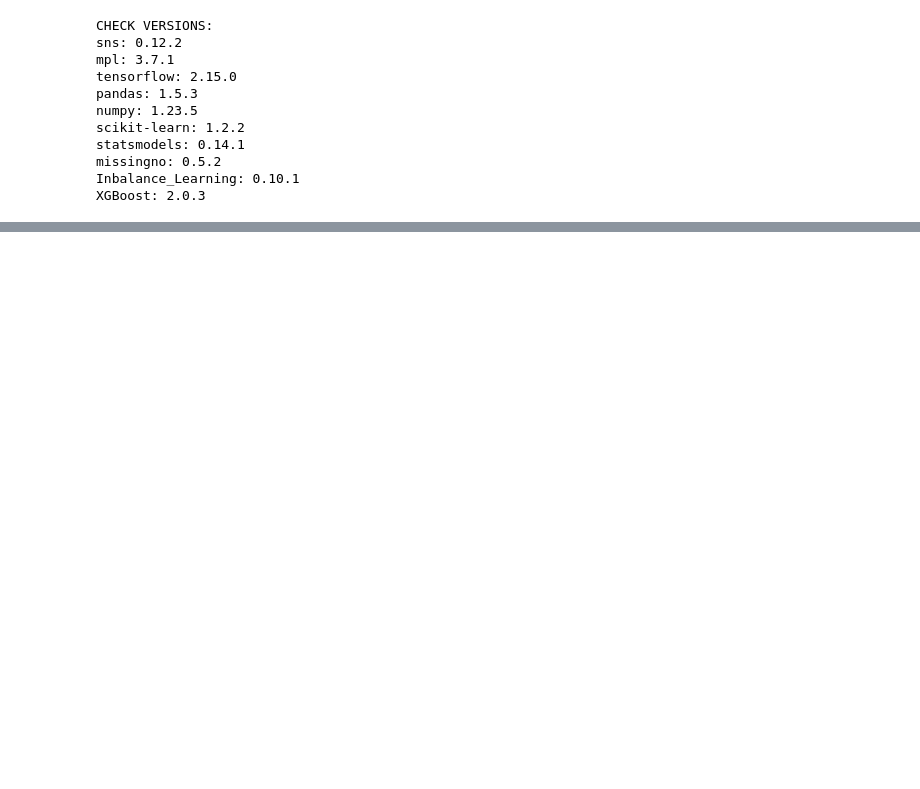
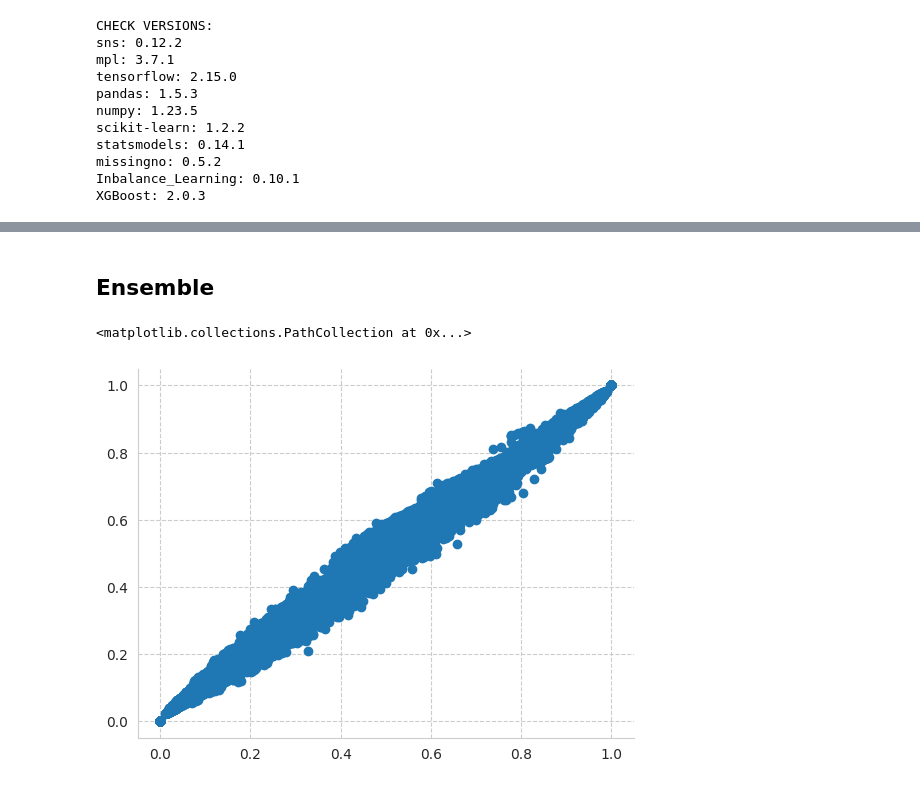
Before and after one commit to fabriziobasso/kaggle, a Jupyter notebook: Models_v0.ipynb, the cells around one changed output, grey strips where cells are left out. Cells and saved outputs as stored; diff of their text form; code cells hidden in the pictures; blank space fills up the shorter version.

```diff
--- a/Models_v0.ipynb
+++ b/Models_v0.ipynb
@@ -339,0 +1396,21 @@ NameError: name 'random' is not defined
+# %% [markdown]
+## Ensemble
+# %%
+df_0=pd.read_csv("Results/model_LGBM_v4_extended_with_replacement.csv",index_col=0)
+df_1=pd.read_csv("Results/model_LGBM_v3_extended_with_replacement.csv",index_col=0)
+df_2=pd.read_csv("Results/model_LGBM_v5_extended_all_with_replacement.csv",index_col=0)
+#df_3=pd.read_csv("Results/model_HGBC_v0_enc_with_replacement.csv",index_col=0)
+# %%
+df_final = (df_0+df_1)/2
+df_final.to_csv("Results/model_LGBM_final_all_with_replacement.csv")
+
+#df_ens = (df_final+df_3)/2
+
+
+#df_final.to_csv("Results/model_LGBM_final_all_with_replacement.csv")
+#df_ens.to_csv("Results/model_ensemble_LGBM_HGBC_enc_with_replacement.csv")
+# %%
+plt.scatter(df_1["Exited"],df_final["Exited"])
+# %% [output]
+<matplotlib.collections.PathCollection at 0x...>
+[figure, added]
```
Also changed, not shown: parts of 50 cells of this notebook.
